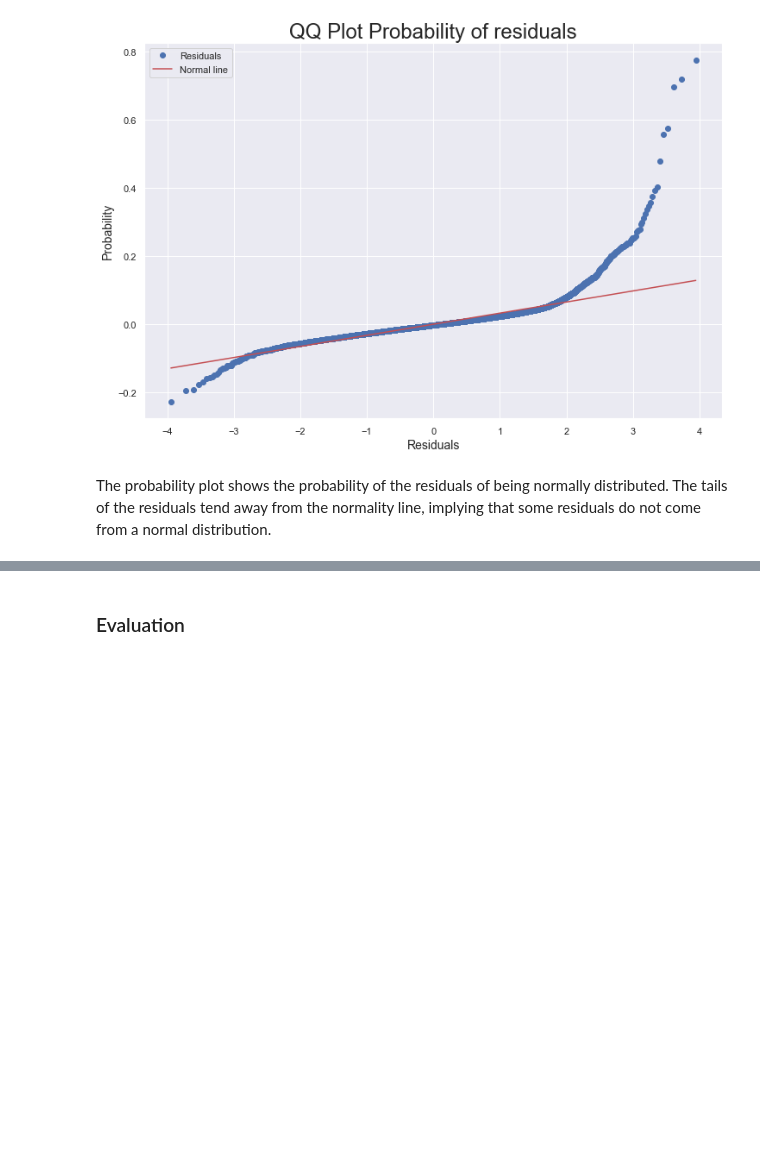
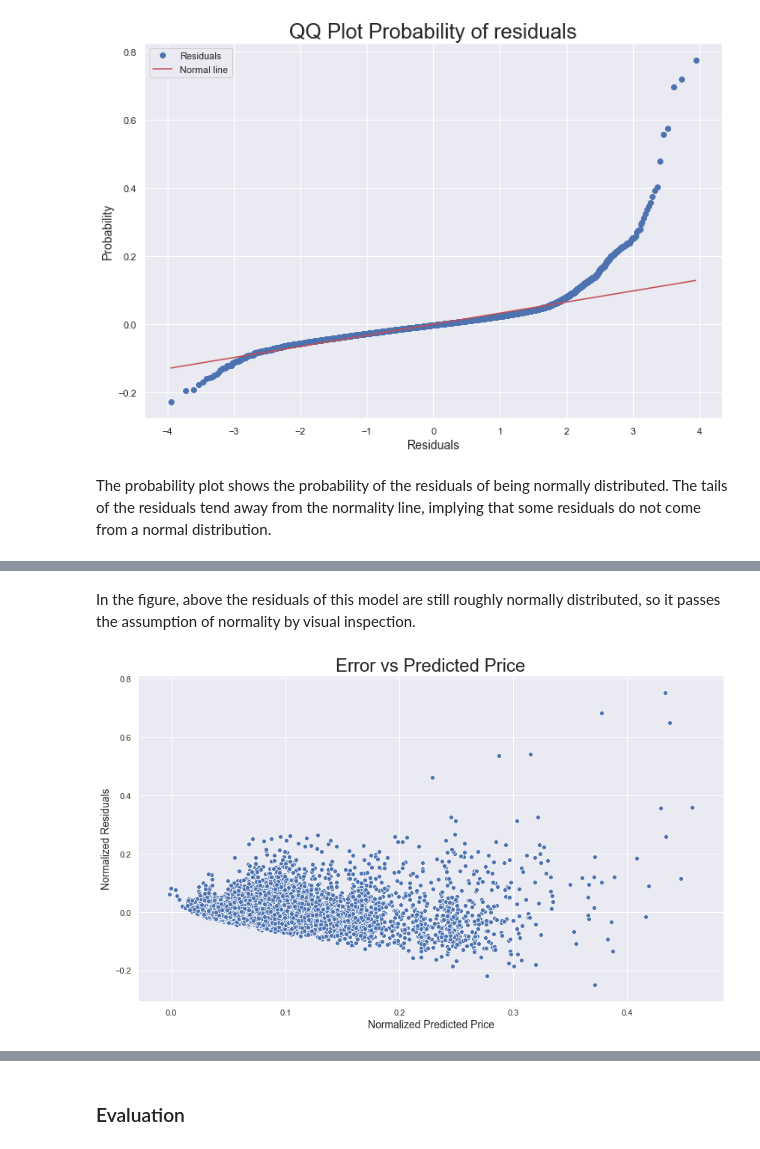
Before and after one commit to griffinhundley/predicting-housing-prices, a Jupyter notebook: notebooks/Final_Notebook.ipynb, the cells around one changed output, grey strips where cells are left out. Drawn from its saved outputs; the diff is of its cells as text; code cells hidden in the pictures; blank space fills up the shorter version.

```diff
--- a/notebooks/Final_Notebook.ipynb
+++ b/notebooks/Final_Notebook.ipynb
@@ -552,0 +654,12 @@ The probability plot shows the probability of the residuals of being normally di
+# %% [markdown]
+In the figure, above the residuals of this model are still roughly normally distributed, so it passes the assumption of normality by visual inspection.
+# %%
+# Plotting the norm residuals vs the norm price
+fig, ax = plt.subplots(figsize = (14,8))
+ax.set_xlabel('Normalized Predicted Price', fontsize = 14)
+ax.set_ylabel('Normalized Residuals', fontsize = 14)
+ax.set_title('Error vs Predicted Price', fontsize = 24)
+sns.scatterplot(x = normalized_predicted, y = normalized_residuals);
+# fig.savefig('../images/homoskedasticity.png', bbox_inches='tight')
+# %% [output]
+[figure, added]
```
Also changed, not shown: parts of 35 cells of this notebook.
